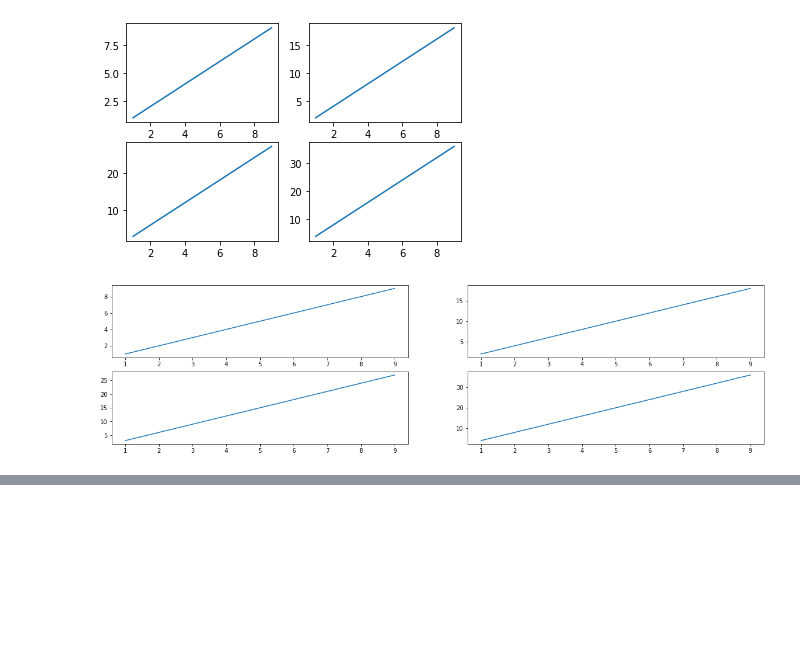
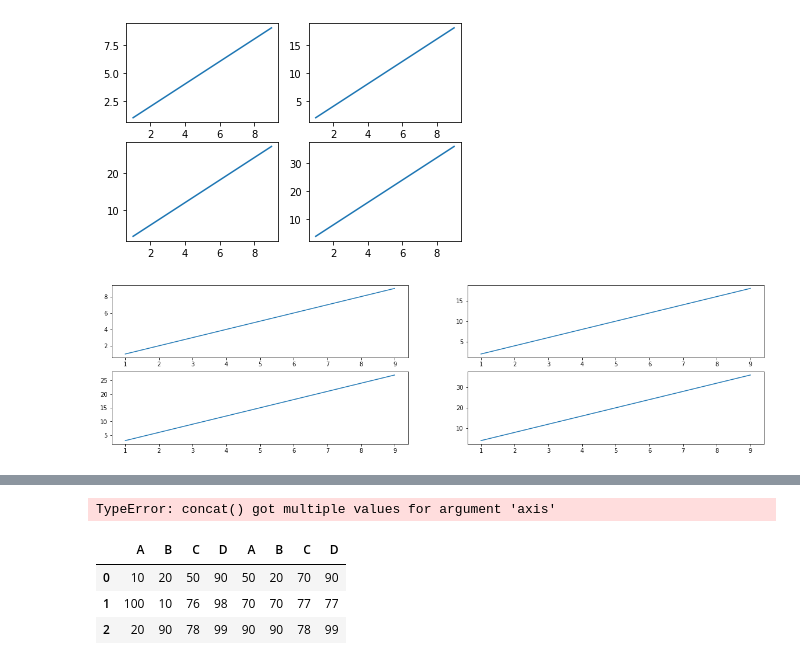
Before and after one commit to oownahcohc/data-science-class, a Jupyter notebook: week3/basic_2.ipynb, the cells around one changed output, grey strips where cells are left out. Cells and saved outputs as stored; diff of their text form; code cells hidden in the pictures; blank space fills up the shorter version.

```diff
--- a/week3/basic_2.ipynb
+++ b/week3/basic_2.ipynb
@@ -214,3 +214,6 @@ plt.plot(x,y4)
 plt.show()
 # %% [output]
 [figure]
+# %%
+dfA = pd.DataFrame({'A': [10, 100, 20], 'B': [20, 10, 90], 'C': [50, 76, 78], 'D': [90, 98, 99]})
+dfB = pd.DataFrame({'A': [50, 70, 90], 'B': [20, 70, 90], 'C': [70, 77, 78], 'D': [90,77, 99]})
@@ -216,0 +230,11 @@ plt.show()
+# %%
+pd.concat(dfA, dfB, axis = 0)
+# %% [output]
+TypeError: concat() got multiple values for argument 'axis'
+# %%
+pd.concat([dfA, dfB], axis=1)
+# %% [output]
+|  | A | B | C | D | A | B | C | D |
+| 0 | 10 | 20 | 50 | 90 | 50 | 20 | 70 | 90 |
+| 1 | 100 | 10 | 76 | 98 | 70 | 70 | 77 | 77 |
+| 2 | 20 | 90 | 78 | 99 | 90 | 90 | 78 | 99 |
```
Also changed, not shown: parts of 3 cells of this notebook, 3 other files.
